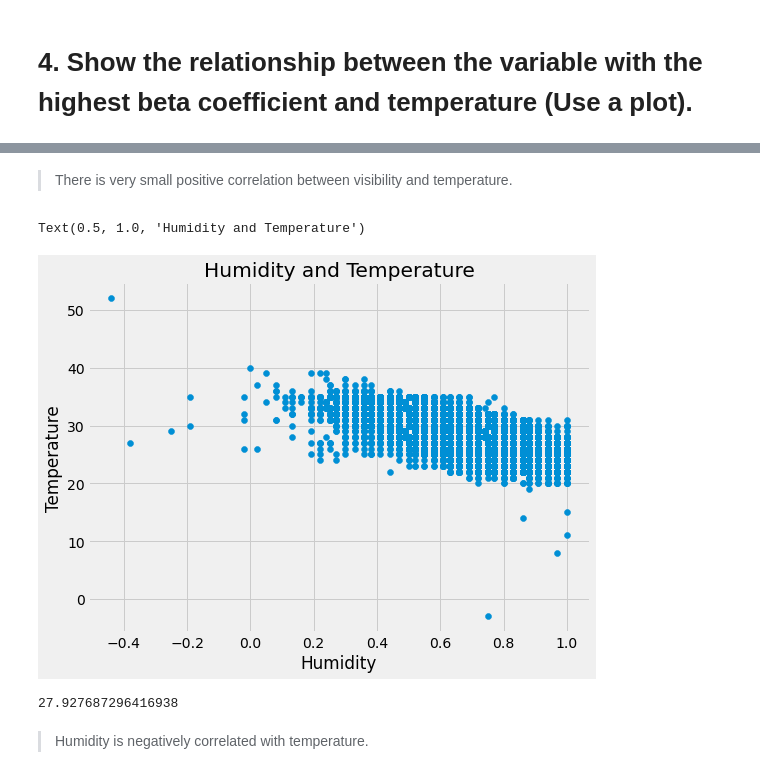
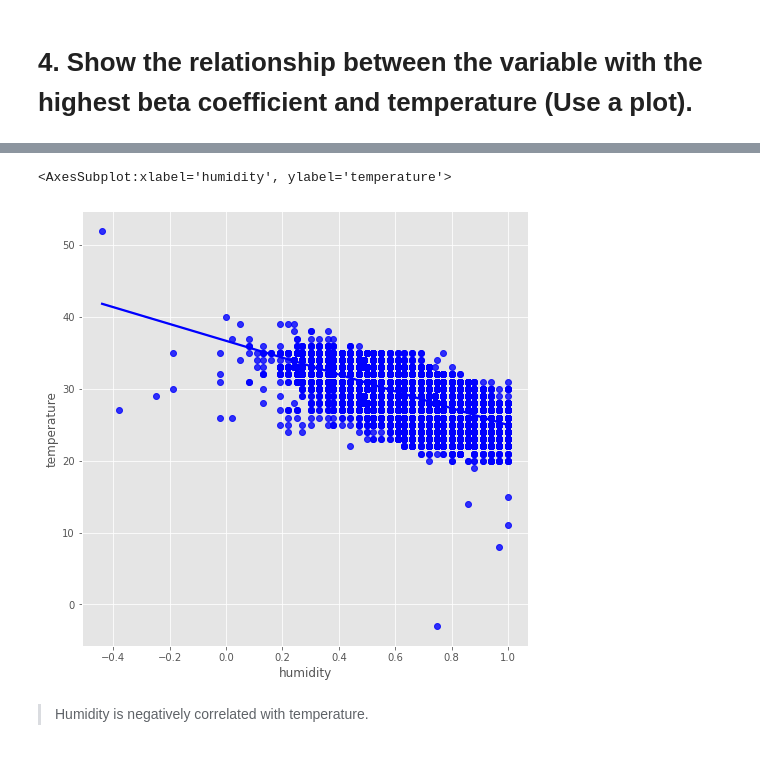
Before and after one commit to jebersabe/EDA-Projects, a Jupyter notebook: PS1-Jake/PS1 - Jake.ipynb, the cells around one changed output, grey strips where cells are left out. Saved outputs shown, nothing was run; the diff lists cells and outputs as text; code cells hidden in the pictures.

```diff
--- a/PS1-Jake/PS1 - Jake.ipynb
+++ b/PS1-Jake/PS1 - Jake.ipynb
@@ -78,0 +82,4 @@ weather.head(3)
+# %%
+weather = pd.get_dummies(data=weather,prefix='cloud',columns=['clouds'])
+# %%
+weather.drop(labels='cloud_***',axis=1,inplace=True)
@@ -97,0 +121,2 @@ weather.head(3)
+# %%
+weather = pd.get_dummies(data=weather,prefix='month',columns=['month'])
@@ -135,20 +178,12 @@ Text(0.5, 1.0, 'Visibility and Temperature')
-# %% [markdown]
-> There is very small positive correlation between visibility and temperature.
 # %%
-fig = plt.figure(figsize=(8,6))
+plt.figure(figsize=(8,8))
 
-axes = fig.add_subplot()
-axes.scatter(weather["humidity"], weather["temperature"])
-axes.set_xlabel('Humidity')
-axes.set_ylabel('Temperature')
-axes.set_title('Humidity and Temperature')
+plt.style.use('ggplot')
+
+sns.regplot(x='humidity',y='temperature',data=weather,color='blue')
 # %% [output]
-Text(0.5, 1.0, 'Humidity and Temperature')
+<AxesSubplot:xlabel='humidity', ylabel='temperature'>
-[figure, old version]
+[figure, new version]
-# %%
-np.mean(weather["temperature"])
-# %% [output]
-27.927687296416938
 # %% [markdown]
 > Humidity is negatively correlated with temperature.
 # %% [markdown]
```
Also changed, not shown: parts of 17 cells of this notebook, 1 other file.
